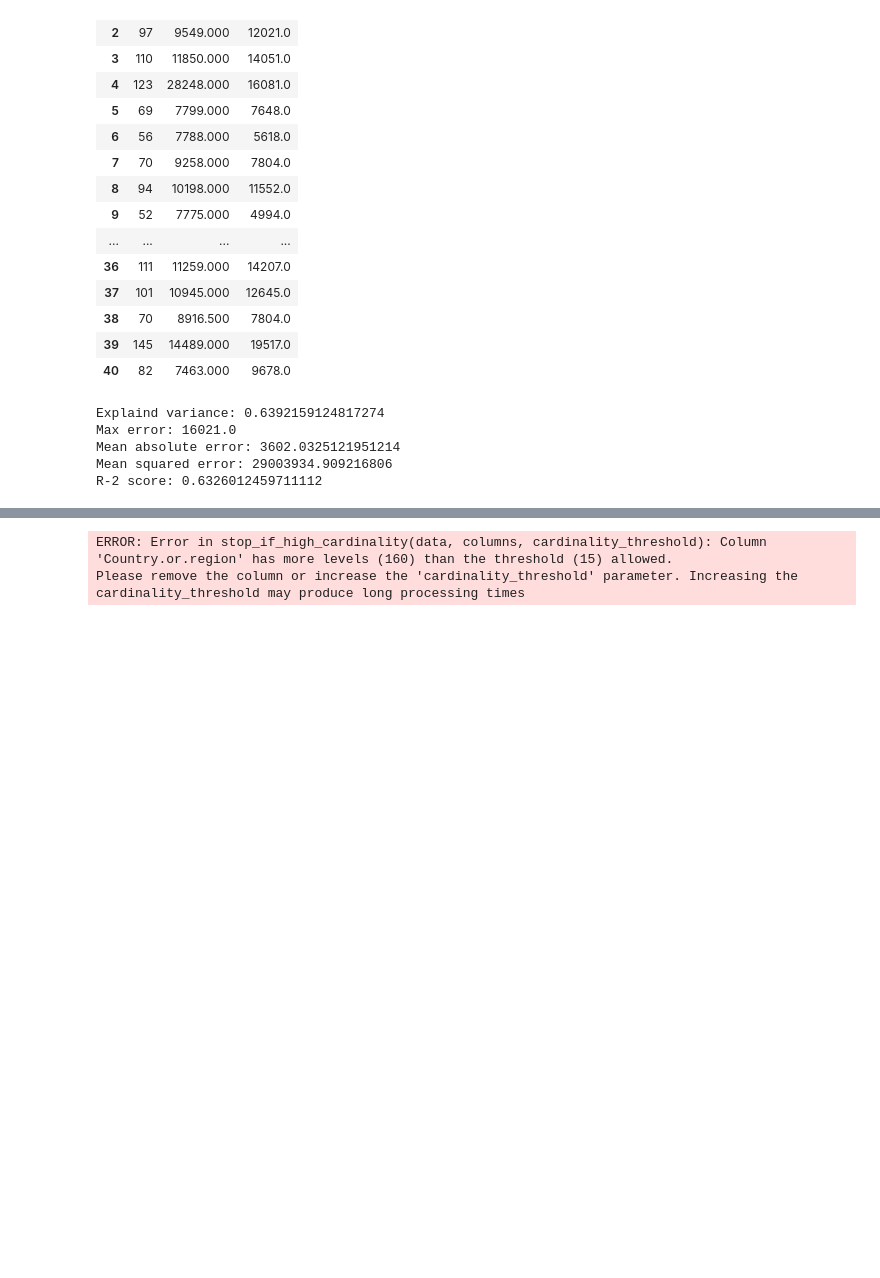
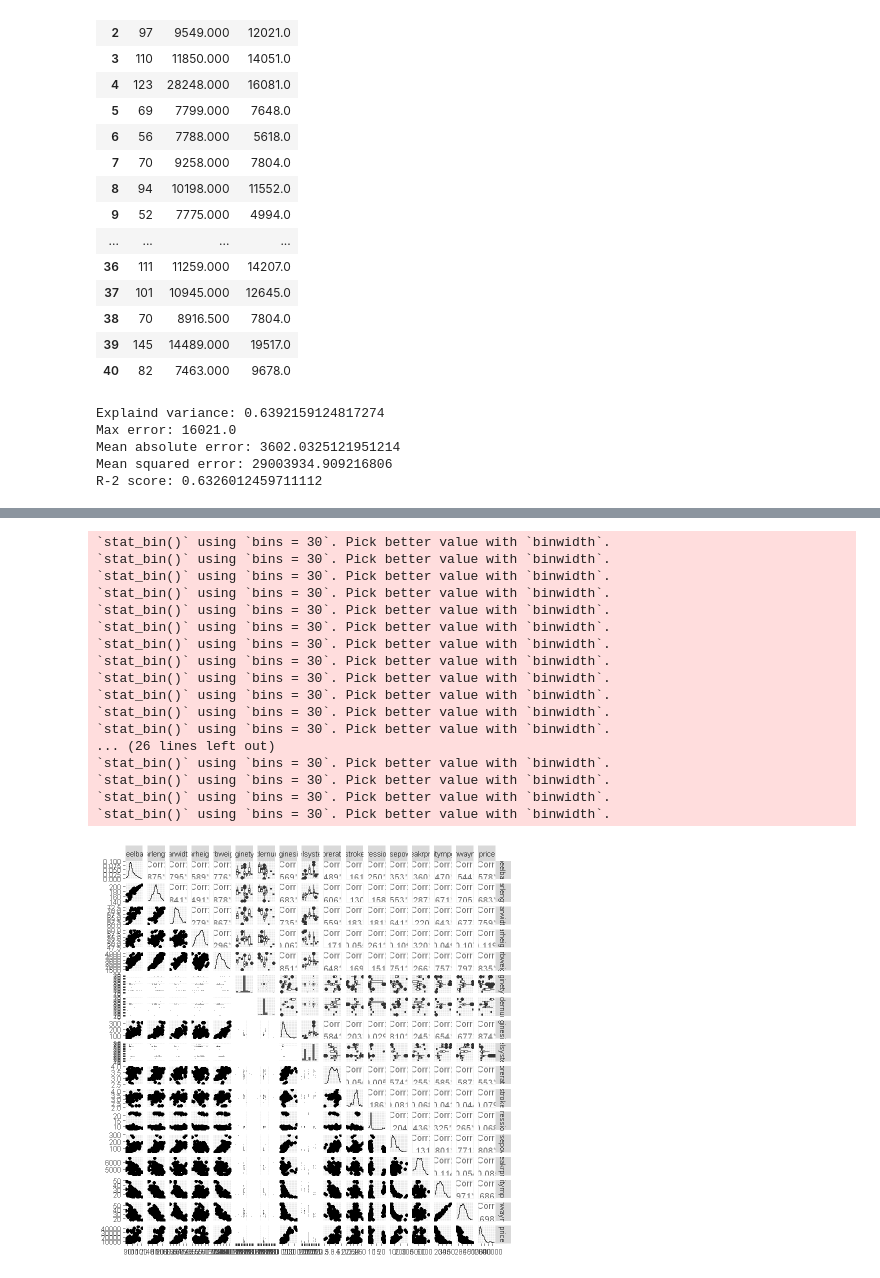
Before and after one commit to K-Atharva01/DAV_D11AD33, a Jupyter notebook: DAV Experiment 2.ipynb, the cells around one changed output, grey strips where cells are left out. Saved outputs shown, nothing was run; the diff lists cells and outputs as text; code cells hidden in the pictures; blank space fills up the shorter version.

```diff
--- a/DAV Experiment 2.ipynb
+++ b/DAV Experiment 2.ipynb
@@ -294,5 +329,21 @@ summary(data)
 # %%
-ggpairs(data)
+ggpairs(data,cardinality_threshold = 30)
 # %% [output]
-ERROR: Error in stop_if_high_cardinality(data, columns, cardinality_threshold): Column 'Country.or.region' has more levels (160) than the threshold (15) allowed.
-Please remove the column or increase the 'cardinality_threshold' parameter. Increasing the cardinality_threshold may produce long processing times
+`stat_bin()` using `bins = 30`. Pick better value with `binwidth`.
+`stat_bin()` using `bins = 30`. Pick better value with `binwidth`.
+`stat_bin()` using `bins = 30`. Pick better value with `binwidth`.
+`stat_bin()` using `bins = 30`. Pick better value with `binwidth`.
+`stat_bin()` using `bins = 30`. Pick better value with `binwidth`.
+`stat_bin()` using `bins = 30`. Pick better value with `binwidth`.
+`stat_bin()` using `bins = 30`. Pick better value with `binwidth`.
+`stat_bin()` using `bins = 30`. Pick better value with `binwidth`.
+`stat_bin()` using `bins = 30`. Pick better value with `binwidth`.
+`stat_bin()` using `bins = 30`. Pick better value with `binwidth`.
+`stat_bin()` using `bins = 30`. Pick better value with `binwidth`.
+`stat_bin()` using `bins = 30`. Pick better value with `binwidth`.
+... (26 lines left out)
+`stat_bin()` using `bins = 30`. Pick better value with `binwidth`.
+`stat_bin()` using `bins = 30`. Pick better value with `binwidth`.
+`stat_bin()` using `bins = 30`. Pick better value with `binwidth`.
+`stat_bin()` using `bins = 30`. Pick better value with `binwidth`.
+[figure, added]
```
Also changed, not shown: parts of 6 cells of this notebook.
